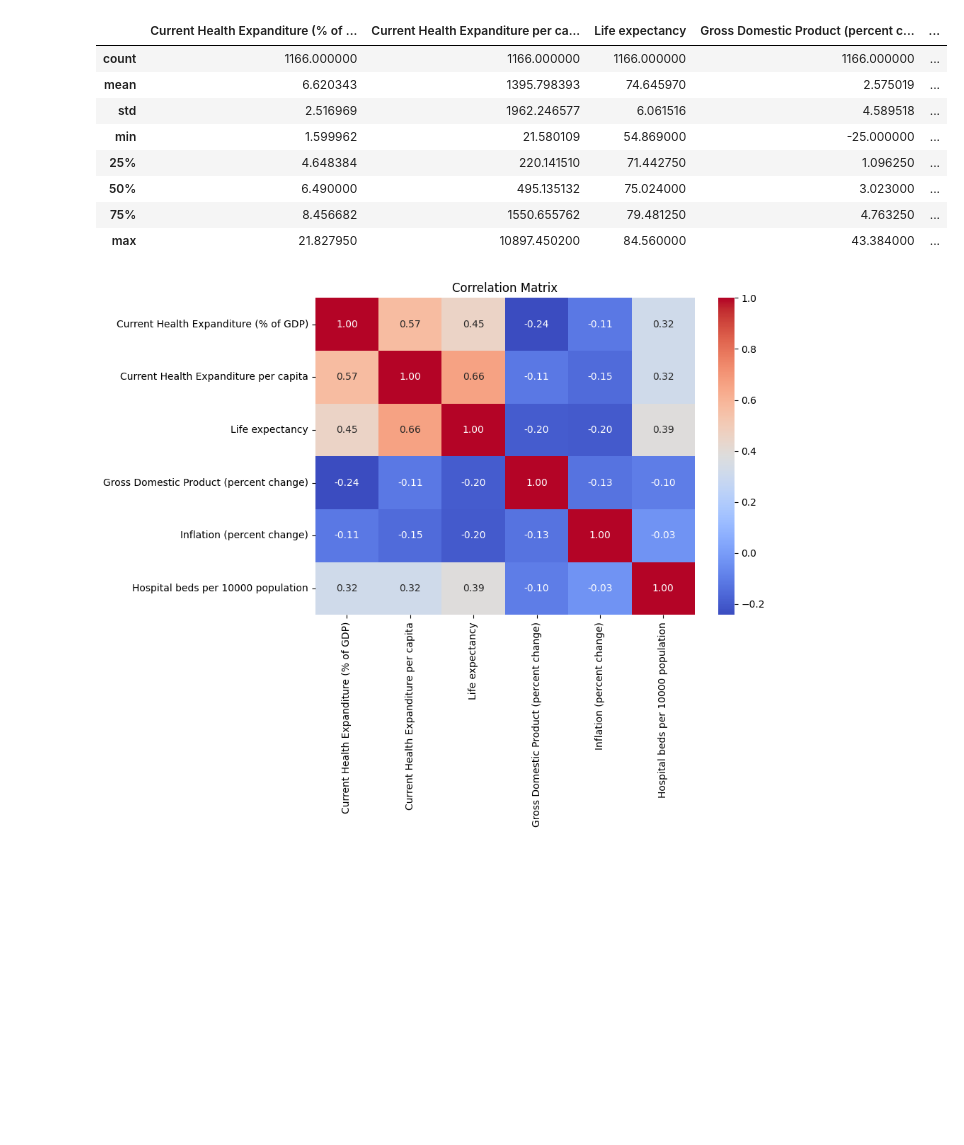
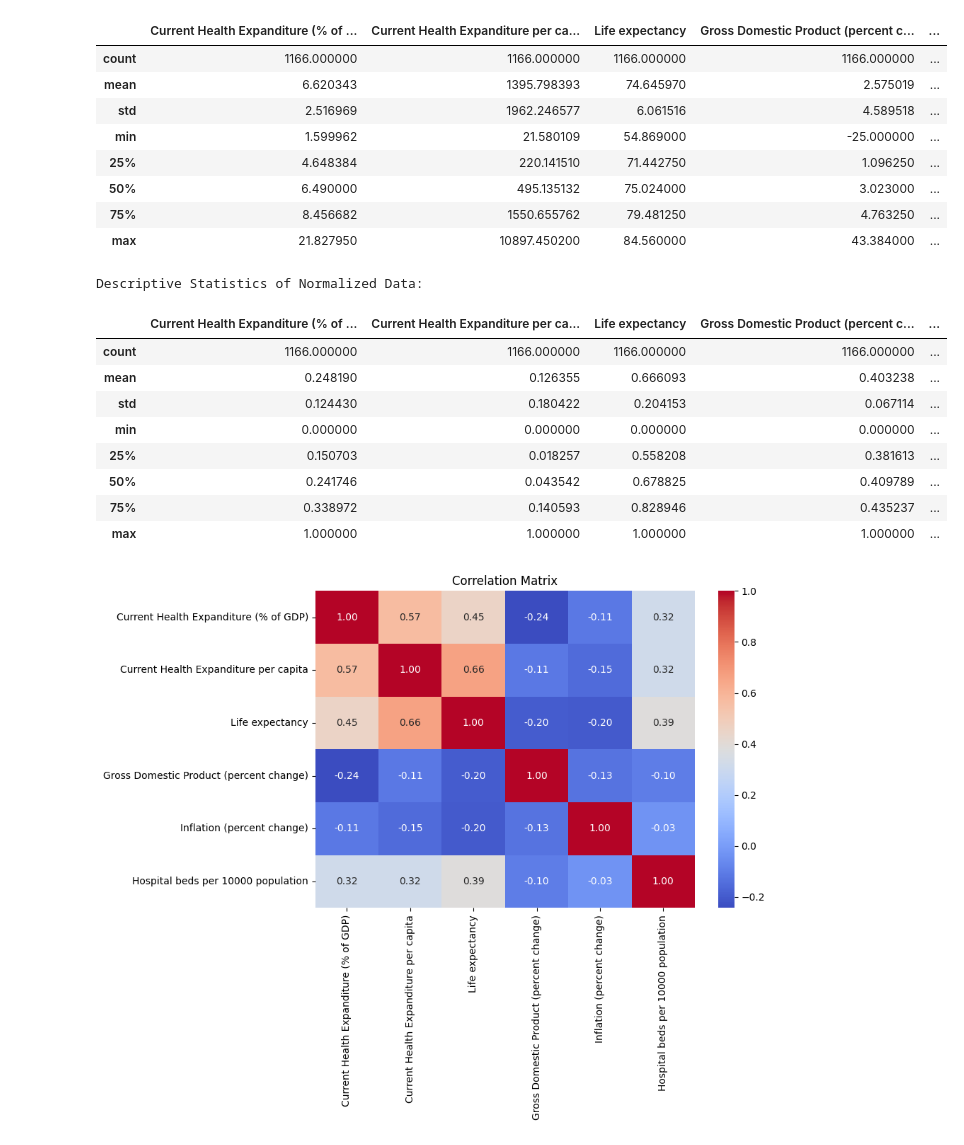
Before and after one commit to milosevska0/data-science-project, a Jupyter notebook: Intro_to_Data_Science_Project.ipynb, the cells around one changed output. Drawn from its saved outputs; the diff is of its cells as text; code cells hidden in the pictures; blank space fills up the shorter version.

```diff
--- a/Intro_to_Data_Science_Project.ipynb
+++ b/Intro_to_Data_Science_Project.ipynb
@@ -308,6 +316,29 @@ display(data.describe())
 | 50% | 6.490000 | 495.135132 | 75.024000 | 3.023000 | ... |
 | 75% | 8.456682 | 1550.655762 | 79.481250 | 4.763250 | ... |
 | max | 21.827950 | 10897.450200 | 84.560000 | 43.384000 | ... |
+# %%
+numerical_columns = data.select_dtypes(include=['float64', 'int64']).columns
+
+scaler = MinMaxScaler()
+
+data_normalized = data.copy()
+data_normalized[numerical_columns] = scaler.fit_transform(data[numerical_columns])
+
+print("Descriptive Statistics of Normalized Data:")
+display(data_normalized.describe())
+
+data = data_normalized
+# %% [output]
+Descriptive Statistics of Normalized Data:
+|  | Current Health Expanditure (% of ... | Current Health Expanditure per ca... | Life expectancy | Gross Domestic Product (percent c... | ... |
+| count | 1166.000000 | 1166.000000 | 1166.000000 | 1166.000000 | ... |
+| mean | 0.248190 | 0.126355 | 0.666093 | 0.403238 | ... |
+| std | 0.124430 | 0.180422 | 0.204153 | 0.067114 | ... |
+| min | 0.000000 | 0.000000 | 0.000000 | 0.000000 | ... |
+| 25% | 0.150703 | 0.018257 | 0.558208 | 0.381613 | ... |
+| 50% | 0.241746 | 0.043542 | 0.678825 | 0.409789 | ... |
+| 75% | 0.338972 | 0.140593 | 0.828946 | 0.435237 | ... |
+| max | 1.000000 | 1.000000 | 1.000000 | 1.000000 | ... |
 # %%
 numerical_columns = data.select_dtypes(include=['float64', 'int64']).columns
 
```
Also changed, not shown: parts of 6 cells of this notebook.
